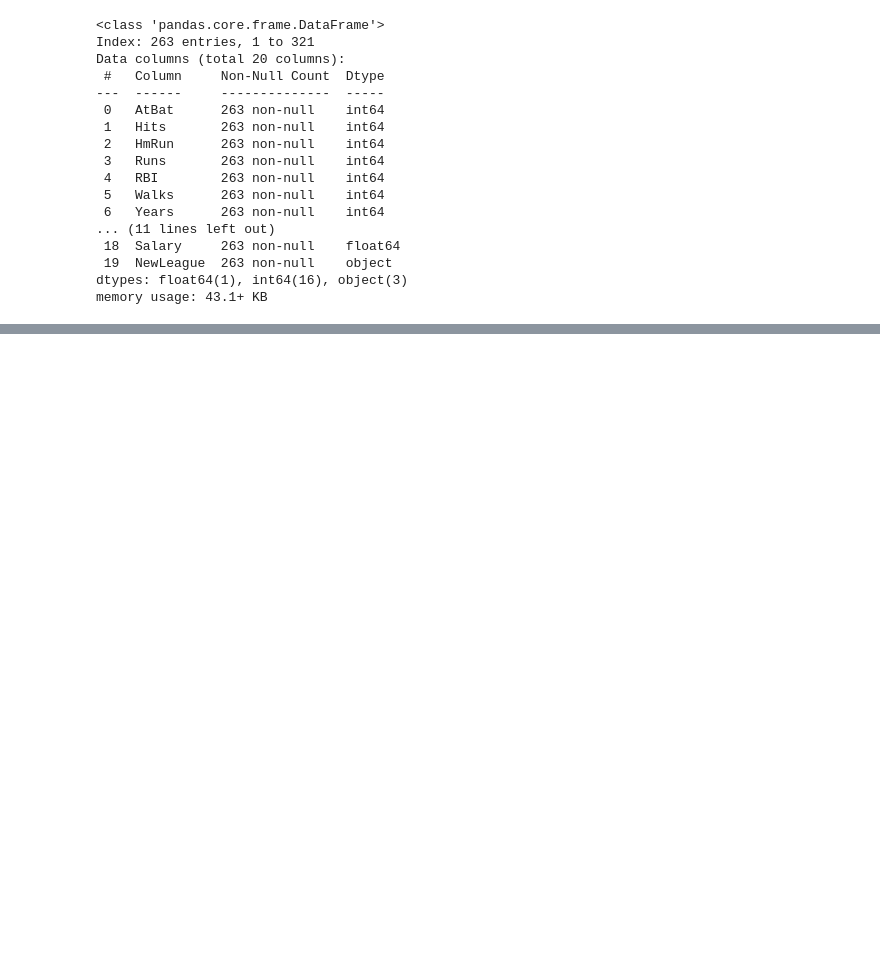
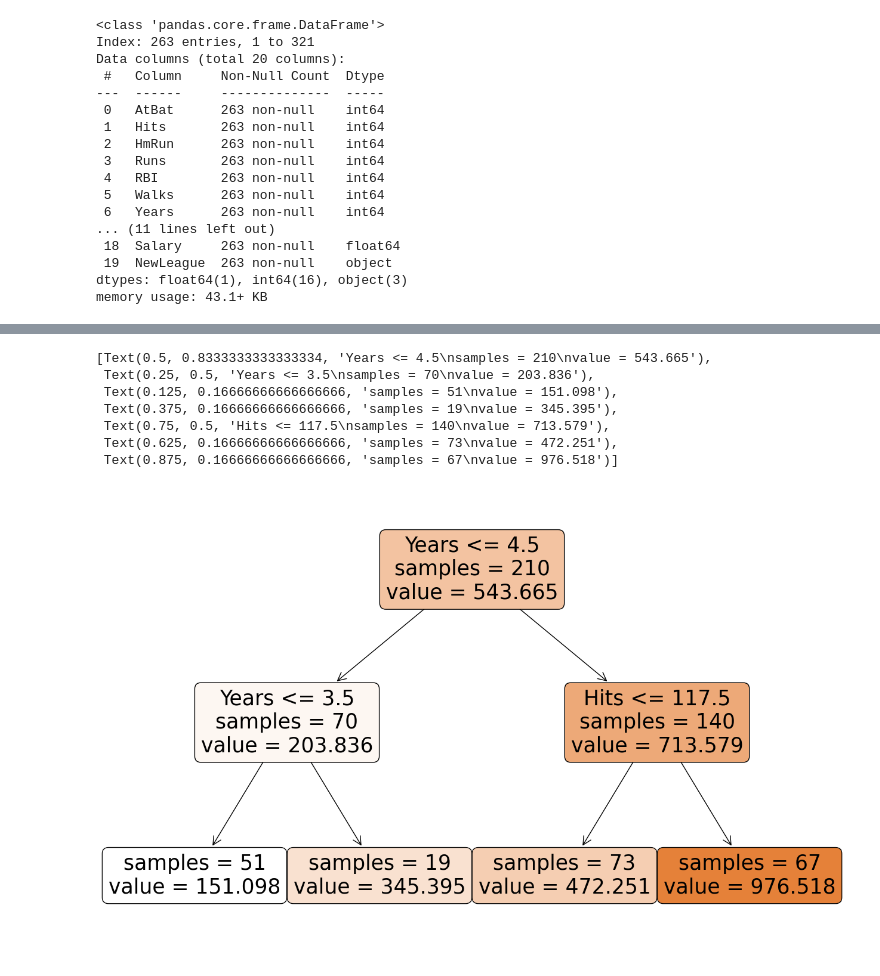
Before and after one commit to SFredin1/Machine-learning-AI23, a Jupyter notebook: Code_Along/Lec12_Decision_tree.ipynb, the cells around one changed output, grey strips where cells are left out. Drawn from its saved outputs; the diff is of its cells as text; code cells hidden in the pictures; blank space fills up the shorter version.

```diff
--- a/Code_Along/Lec12_Decision_tree.ipynb
+++ b/Code_Along/Lec12_Decision_tree.ipynb
@@ -36,0 +53,15 @@ model_tree = DecisionTreeRegressor(max_depth=2)
+# %%
+
+from sklearn import tree
+
+fig = plt.figure(figsize = (16,10))
+tree.plot_tree(model, filled=True, feature_names=X_train.columns, impurity=False, rounded=True)
+# %% [output]
+[Text(0.5, 0.8333333333333334, 'Years <= 4.5\nsamples = 210\nvalue = 543.665'),
+ Text(0.25, 0.5, 'Years <= 3.5\nsamples = 70\nvalue = 203.836'),
+ Text(0.125, 0.16666666666666666, 'samples = 51\nvalue = 151.098'),
+ Text(0.375, 0.16666666666666666, 'samples = 19\nvalue = 345.395'),
+ Text(0.75, 0.5, 'Hits <= 117.5\nsamples = 140\nvalue = 713.579'),
+ Text(0.625, 0.16666666666666666, 'samples = 73\nvalue = 472.251'),
+ Text(0.875, 0.16666666666666666, 'samples = 67\nvalue = 976.518')]
+[figure, added]
```
Also changed, not shown: parts of 14 cells of this notebook, 10 other files.
